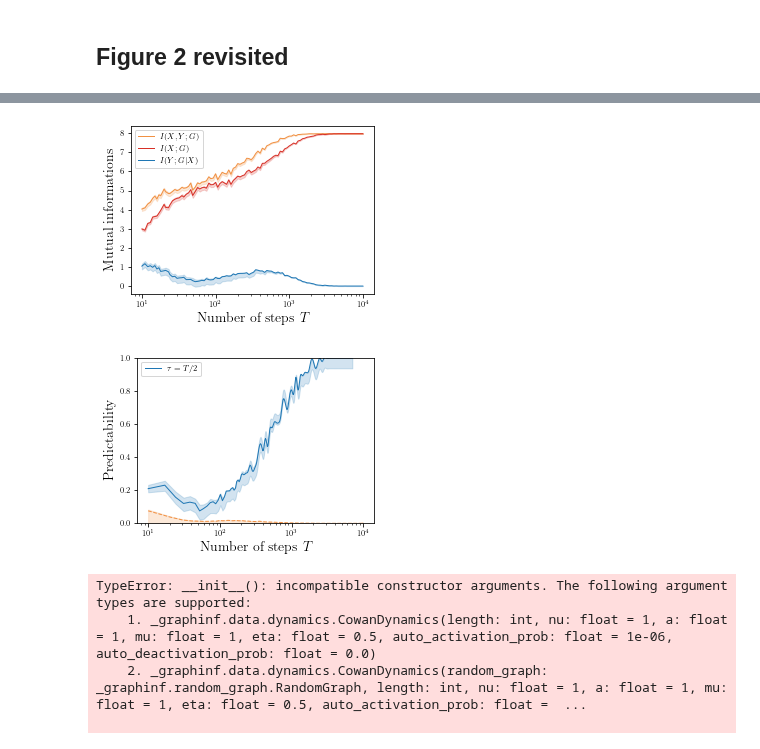
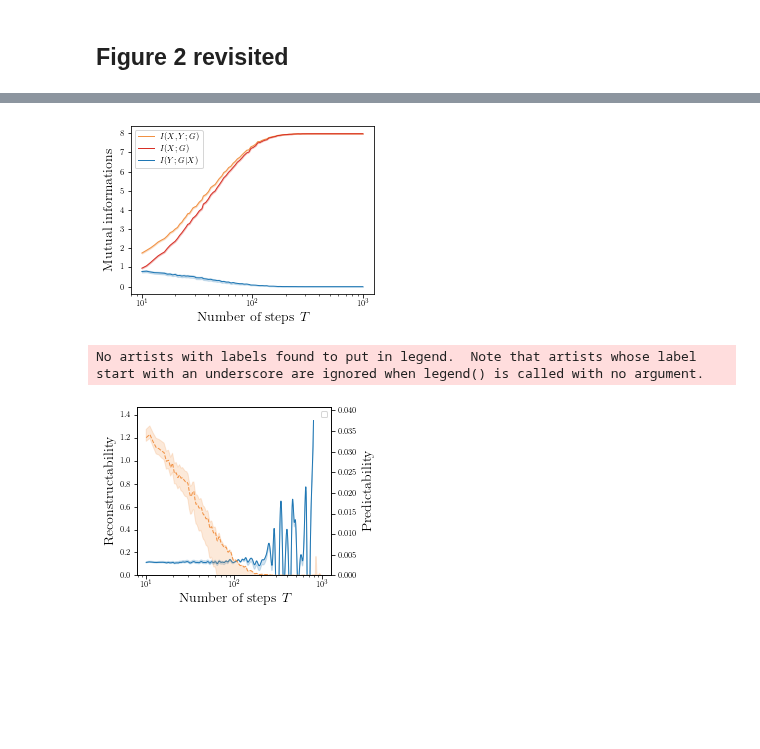
Before and after one commit to charlesmurphy1/midynet, a Jupyter notebook: notebooks/duality/figure2.ipynb, the cells around one changed output, grey strips where cells are left out. Cells and saved outputs as stored; diff of their text form; code cells hidden in the pictures; blank space fills up the shorter version.

```diff
--- a/notebooks/duality/figure2.ipynb
+++ b/notebooks/duality/figure2.ipynb
@@ -13,8 +13,8 @@ display.setup_dir("./")
 paths_to_figures = [".", "../../../../papers/p-midynet/paper1-mutual_info/figures"]
 paths_to_figures = list(map(pathlib.Path, paths_to_figures))
 
-# path_to_data = pathlib.Path(f"/home/charles_murphy/Documents/ulaval/doctorat/projects/local-data/midynet-data/figure2/")
-path_to_data = pathlib.Path(f"/home/charles/Documents/ulaval/doctorat/projects/data/midynet-data/duality/figure2/")
+path_to_data = pathlib.Path(f"/home/charles_murphy/Documents/ulaval/doctorat/projects/data/midynet-data/duality/figure2/")
+# path_to_data = pathlib.Path(f"/home/charles/Documents/ulaval/doctorat/projects/data/midynet-data/duality/figure2/")
 
 path_to_data.exists()
 # %% [output]
@@ -26,7 +26,7 @@ True
 
 exp = {}
 bit_ratio = np.log(2)
-hg, hg_past, hx, hx_past, mi, mi_past, mi_pastonly = {}, {}, {}, {}, {}, {}, {}
+hg, hx, mi = {}, {}, {}
 
 all_dynamics = ["glauber", "sis", "cowan"]
 for dynamics in all_dynamics:
@@ -35,12 +35,8 @@ for dynamics in all_dynamics:
         exp[dynamics] = midynet.Experiment.load_from_file(path_to_data / name / "config.pickle")
         data = exp[dynamics].metrics["recon_information"].data[exp[dynamics].name]
         hg[dynamics] = midynet.Statistics(data, name="prior")
-        hg_past[dynamics] = midynet.Statistics(data, name="posterior_past")
         hx[dynamics] = midynet.Statistics(data, name="evidence")
-        hx_past[dynamics] = midynet.Statistics(data, name="evidence_past")
         mi[dynamics] = midynet.Statistics(data, name="mutualinfo")
-        mi_past[dynamics] = midynet.Statistics(data, name="mutualinfo") - midynet.Statistics(data, name="mutualinfo_past")
-        mi_pastonly[dynamics] = midynet.Statistics(data, name="mutualinfo_past")
 
 xlabel = r"Number of time steps"
 titles = {"glauber": r"Glauber", "sis": r"SIS", "cowan": r"Cowan"}
@@ -255,16 +447,17 @@ plt.tight_layout()
 # %%
 # plt.plot(exp["glauber"][:, 1, 0]
 fig, ax = plt.subplots(1, 1, figsize=(4, 3))
-dynamics = "sis"
-c_index = 1
+dynamics = "glauber"
+c_index = 0
+t_index = 0
 ax = [ax]
 
 T = exp[dynamics].config.data_model.length
 # display.plot_statistics(T, mi_past[dynamics][:, c_index, 1], ax=ax[0], label=r"$\tau=1$", color=display.med_colors["red"], marker="o")
 # display.plot_statistics(T, mi_past[dynamics][:, c_index, 0], ax=ax[0], label=r"$\tau=T - 5$", color=display.med_colors["orange"], marker="s")
-display.plot_statistics(T, mi[dynamics][:, c_index, 2], ax=ax[0], label=r"$I(X,Y;G)$", color=display.med_colors["orange"], marker="None", fill=True, bar=False)
-display.plot_statistics(T, mi_pastonly[dynamics][:, c_index, 2], ax=ax[0], label=r"$I(X;G)$", color=display.med_colors["red"], marker="None", fill=True, bar=False)
-display.plot_statistics(T, mi_past[dynamics][:, c_index, 2], ax=ax[0], label=r"$I(Y;G|X)$", color=display.med_colors["blue"], marker="None", fill=True, bar=False)
+display.plot_statistics(T, mi[dynamics][:, c_index, t_index], ax=ax[0], label=r"$I(X,Y;G)$", color=display.med_colors["orange"], marker="None", fill=True, bar=False)
+display.plot_statistics(T, mi_pastonly[dynamics][:, c_index, t_index], ax=ax[0], label=r"$I(X;G)$", color=display.med_colors["red"], marker="None", fill=True, bar=False)
+display.plot_statistics(T, mi_past[dynamics][:, c_index, t_index], ax=ax[0], label=r"$I(Y;G|X)$", color=display.med_colors["blue"], marker="None", fill=True, bar=False)
 ax[0].legend()
 ax[0].set_xlabel(r"Number of steps $T$", fontsize=14)
 ax[0].set_ylabel(r"Mutual informations", fontsize=14)
@@ -294,39 +487,30 @@ fig.tight_layout()
 # ax[0].xlabel(r"Number of steps $T$", fontsize=14)
 # ax[0].ylabel(r"Mutual information", fontsize=14)
 # %% [output]
-[figure, old version]
+[figure, new version]
 # %%
 fig, ax = plt.subplots(1, 1, figsize=(4, 3))
 T = exp[dynamics].config.data_model.length
 recon = mi_past[dynamics] / hg_past[dynamics]
+axx = ax.twinx()
 # display.plot_statistics(T, recon[:, c_index, 1], ax=ax[0], label=r"$\tau=1$", color=display.med_colors["red"], marker="o")
 # display.plot_statistics(T, recon[:, c_index, 0], ax=ax[0], label=r"$\tau=T - 5$", color=display.med_colors["orange"], marker="s")
-display.plot_statistics(T[:-5], recon[:-5, c_index, 2], ax=ax, label=r"$\tau=T / 2$", color=display.med_colors["blue"], marker="None", interpolate="cubic", linestyle="-", fill=True, bar=False)
-ax.legend()
-ax.set_xlabel(r"Number of steps $T$", fontsize=14)
-ax.set_ylabel(r"Reconstructability", fontsize=14)
-ax.set_xscale("log")
+
+display.plot_statistics(T[:-5], recon[:-5, c_index, t_index], ax=ax, color=display.med_colors["blue"], marker="None", interpolate="cubic", linestyle="-", fill=True, bar=False)
 
 pred = mi_past[dynamics] / (hx[dynamics] - hx_past[dynamics])
 # display.plot_statistics(T, pred[:, c_index, 1], ax=ax[1], label=r"$\tau=1$", color=display.med_colors["red"], marker="o")
 # display.plot_statistics(T, pred[:, c_index, 0], ax=ax[1], label=r"$\tau=T - 5$", color=display.med_colors["orange"], marker="s")
-display.plot_statistics(T, pred[:, c_index, 2], ax=ax, label=r"$\tau=T / 2$", color=display.med_colors["orange"], marker="None", interpolate="cubic", linestyle="--", fill=True, bar=False)
+display.plot_statistics(T, pred[:, c_index, t_index], ax=axx, color=display.med_colors["orange"], marker="None", interpolate="cubic", linestyle="--", fill=True, bar=False)
 ax.set_xlabel(r"Number of steps $T$", fontsize=14)
-ax.set_ylabel(r"Predictability", fontsize=14)
-ax.set_ylim([0, 1.])
+ax.set_ylabel(r"Reconstructability", fontsize=14)
+axx.set_ylabel(r"Predictability", fontsize=14)
+ax.set_ylim([0, ax.get_ylim()[-1]])
+axx.set_ylim([0, axx.get_ylim()[-1]])
 ax.set_xscale("log")
+ax.legend()
 
 fig.tight_layout()
 # %% [output]
+No artists with labels found to put in legend.  Note that artists whose label start with an underscore are ignored when legend() is called with no argument.
-[figure, old version]
+[figure, new version]
-# %%
-import graphinf
-
-g = graphinf.random_graph.ErdosRenyiModel(5, 5, with_self_loops=True, with_parallel_edges=True)
-d = midynet.config.DataModelFactory.build(exp["cowan"].config.data_model.)
-d.set_graph_prior(g)
-# %% [output]
-TypeError: __init__(): incompatible constructor arguments. The following argument types are supported:
-    1. _graphinf.data.dynamics.CowanDynamics(length: int, nu: float = 1, a: float = 1, mu: float = 1, eta: float = 0.5, auto_activation_prob: float = 1e-06, auto_deactivation_prob: float = 0.0)
-    2. _graphinf.data.dynamics.CowanDynamics(random_graph: _graphinf.random_graph.RandomGraph, length: int, nu: float = 1, a: float = 1, mu: float = 1, eta: float = 0.5, auto_activation_prob: float =  ...
-
```
Also changed, not shown: parts of 7 cells of this notebook, 2 other files.
